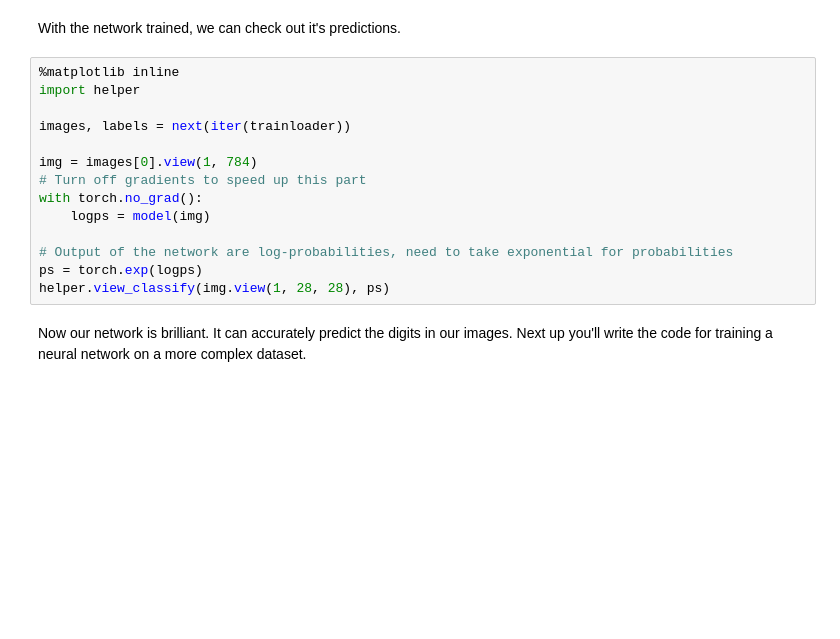
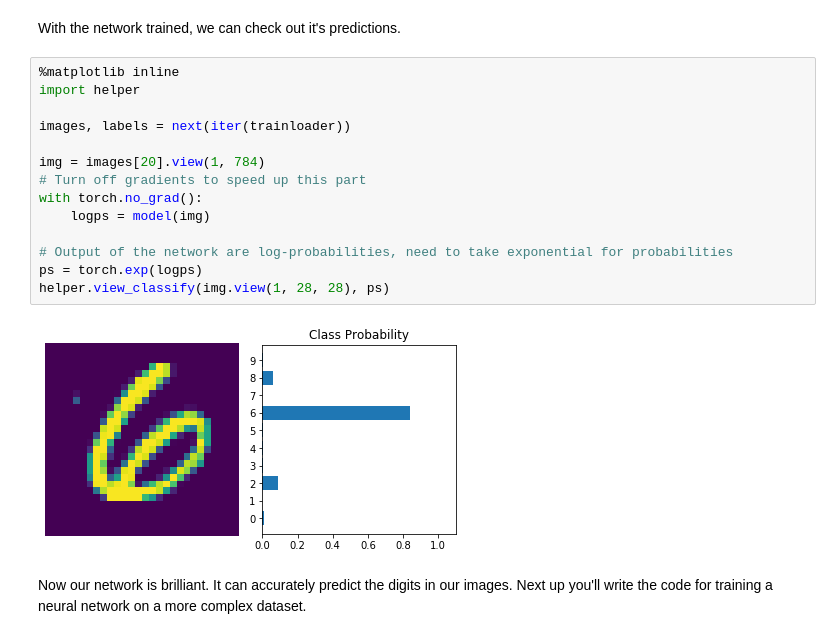
Before and after one commit to OOyindamola/deep-learning-v2-pytorch, a Jupyter notebook: intro-to-pytorch/Part 3 - Training Neural Networks (Exercises).ipynb, the cells around one changed output. Drawn from its saved outputs; the diff is of its cells as text; blank space fills up the shorter version.

```diff
--- a/intro-to-pytorch/Part 3 - Training Neural Networks (Exercises).ipynb
+++ b/intro-to-pytorch/Part 3 - Training Neural Networks (Exercises).ipynb
@@ -325,16 +357,18 @@ With the network trained, we can check out it's predictions.
 # %%
 %matplotlib inline
 import helper
 
 images, labels = next(iter(trainloader))
 
-img = images[0].view(1, 784)
+img = images[20].view(1, 784)
 # Turn off gradients to speed up this part
 with torch.no_grad():
     logps = model(img)
 
 # Output of the network are log-probabilities, need to take exponential for probabilities
 ps = torch.exp(logps)
 helper.view_classify(img.view(1, 28, 28), ps)
+# %% [output]
+[figure, added]
 # %% [markdown]
 Now our network is brilliant. It can accurately predict the digits in our images. Next up you'll write the code for training a neural network on a more complex dataset.
```
Also changed, not shown: parts of 14 cells of this notebook.
